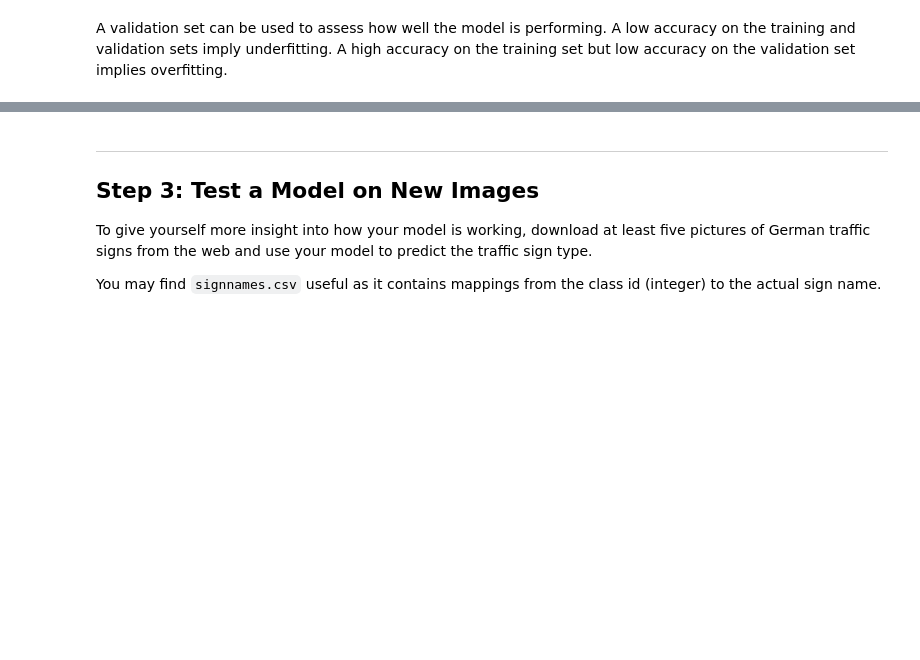
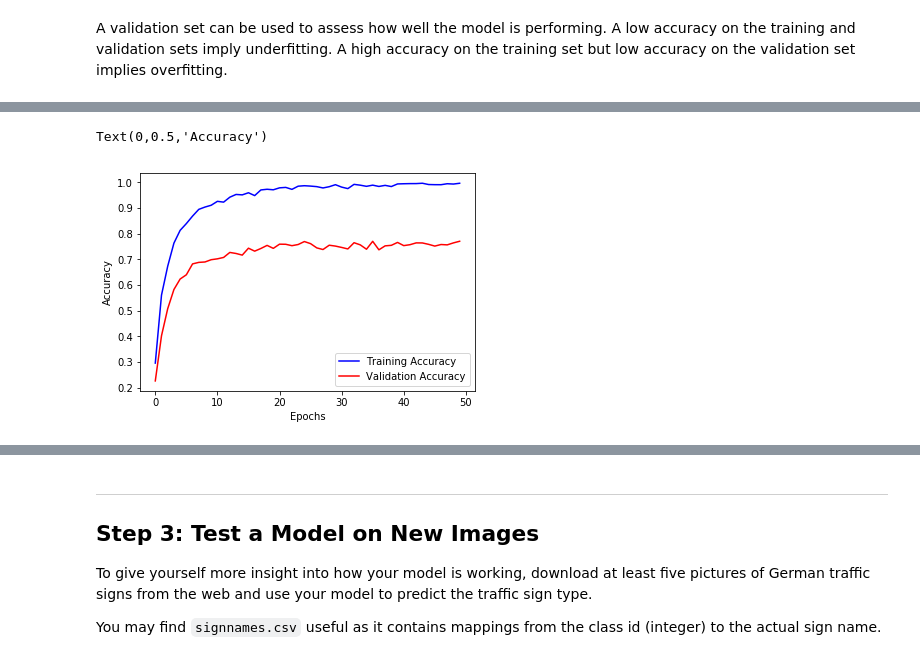
Before and after one commit to LeisAlAyoubi/LeNet5-Traffic-Sign-Classifier-Project, a Jupyter notebook: Traffic_Sign_Classifier.ipynb, the cells around one changed output, grey strips where cells are left out. Cells and saved outputs as stored; diff of their text form; code cells hidden in the pictures; blank space fills up the shorter version.

```diff
--- a/Traffic_Sign_Classifier.ipynb
+++ b/Traffic_Sign_Classifier.ipynb
@@ -301,8 +301,8 @@ sets imply underfitting. A high accuracy on the training set but low accuracy on
 
 #Hyperparameters
 rate = 0.001
-EPOCHS = 10
-BATCH_SIZE = 128
+EPOCHS = 50
+BATCH_SIZE = 256
 
 #Training pipeline
 logits = LeNet(x)
@@ -325,3 +325,15 @@ def evaluate(X_data, y_data):
         accuracy = sess.run(accuracy_operation, feed_dict={x: batch_x, y: batch_y})
         total_accuracy += (accuracy * len(batch_x))
     return total_accuracy / num_examples
+
+
+#Evaluate loss
+def evaluate_loss(X_data, y_data):
+    num_examples = len(X_data)
+    total_loss = 0
+    sess = tf.get_default_session()
+    for offset in range(0, num_examples, BATCH_SIZE):
+        batch_x, batch_y = X_data[offset:offset+BATCH_SIZE], y_data[offset:offset+BATCH_SIZE]
+        loss = sess.run(loss_operation, feed_dict={x: batch_x, y: batch_y})
+        total_loss += (loss * len(batch_x))
+    return total_loss / num_examples
@@ -330,5 +340,11 @@ ValueError: Dimensions must be equal, but are 43 and 10 for 'add_4' (op: 'Add')
 # %%
 #train the model
+
+training_accuracy_list = list()
+training_loss_list = list()
+validation_accuracy_list = list()
+validation_loss_list = list()
+
 with tf.Session() as sess:
     sess.run(tf.global_variables_initializer())
     num_examples = len(X_train)
@@ -342,9 +358,22 @@ with tf.Session() as sess:
             batch_x, batch_y = X_train[offset:end], y_train[offset:end]
             sess.run(training_operation, feed_dict={x: batch_x, y: batch_y})
 
-        validation_accuracy = evaluate(X_validation, y_validation)
+        training_accuray = evaluate(X_train, y_train)
+        training_accuracy_list.append(training_accuray)
+        training_loss = evaluate_loss(X_train, y_train)
+        training_loss_list.append(training_loss)
+
+        validation_accuracy = evaluate(X_valid, y_valid)
+        validation_accuracy_list.append(validation_accuracy)
+        validation_loss = evaluate_loss(X_valid, y_valid)
+        validation_loss_list.append(validation_loss)
+
+
         print("EPOCH {} ...".format(i+1))
+        print("Training Accuracy = {:.3f}".format(training_accuray))
         print("Validation Accuracy = {:.3f}".format(validation_accuracy))
+        print("Training Loss = {:.3f}".format(training_loss))
+        print("Validation Loss = {:.3f}".format(validation_loss))
         print()
 
     saver.save(sess, './lenet')
@@ -354,0 +399,11 @@ NameError: name 'EPOCHS' is not defined
+# %%
+#Visualize Accuracy over Epochs
+x_epochs = range(0,EPOCHS)
+plt.plot(x_epochs, training_accuracy_list, "b-", label ="Training Accuracy")
+plt.plot(x_epochs, validation_accuracy_list, "r-", label ="Validation Accuracy")
+plt.legend()
+plt.xlabel("Epochs")
+plt.ylabel("Accuracy")
+# %% [output]
+Text(0,0.5,'Accuracy')
+[figure, added]
```
Also changed, not shown: parts of 4 cells of this notebook.
